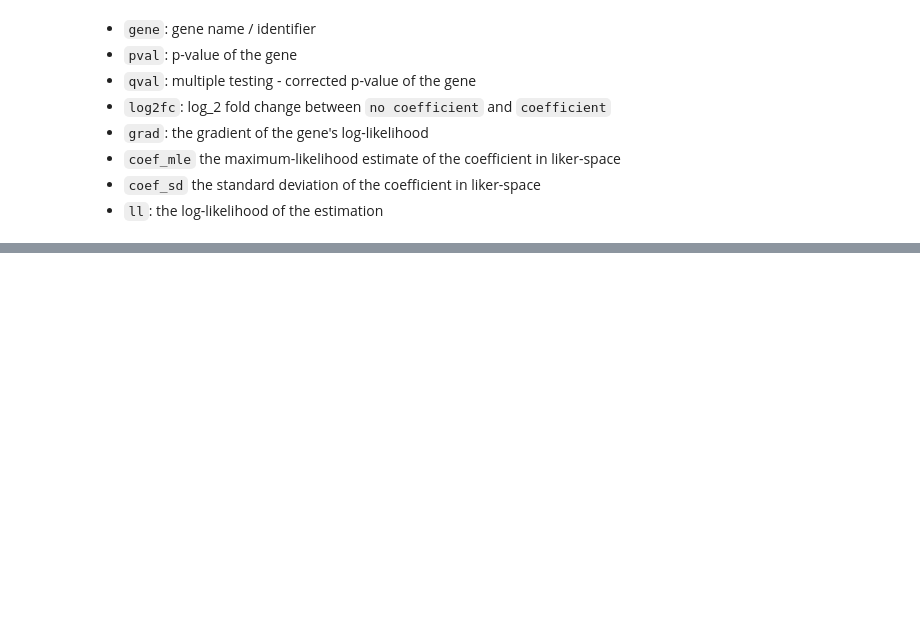
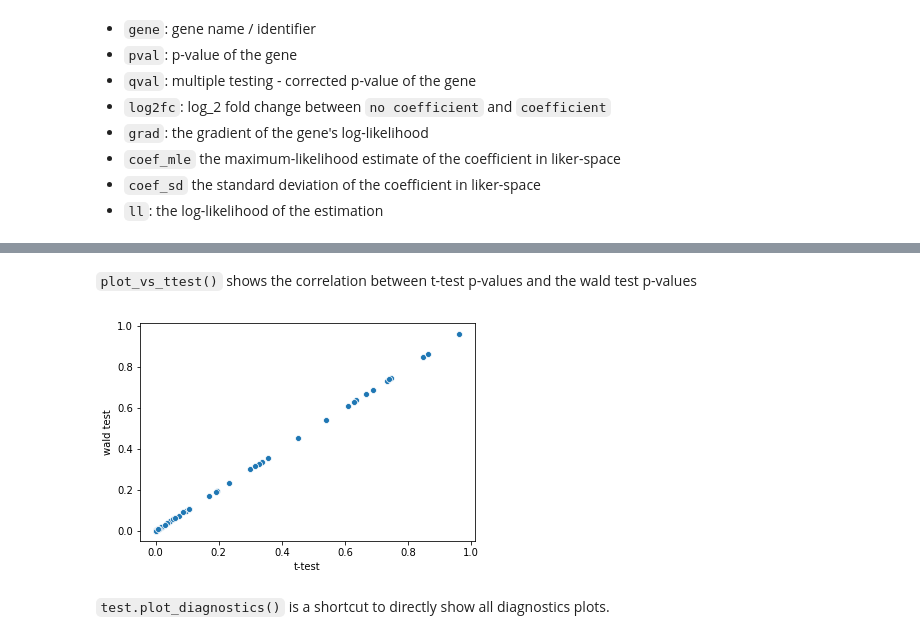
Before and after one commit to theislab/diffxpy, a Jupyter notebook: examples/single/wald_test.ipynb, the cells around one changed output, grey strips where cells are left out. Drawn from its saved outputs; the diff is of its cells as text; code cells hidden in the pictures; blank space fills up the shorter version.

```diff
--- a/examples/single/wald_test.ipynb
+++ b/examples/single/wald_test.ipynb
@@ -134,0 +149,9 @@ test.summary()
+# %% [markdown]
+`plot_vs_ttest()` shows the correlation between t-test p-values and the wald test p-values
+# %%
+test.plot_vs_ttest()
+plt.show()
+# %% [output]
+[figure, added]
+# %% [markdown]
+`test.plot_diagnostics()` is a shortcut to directly show all diagnostics plots.
```
Also changed, not shown: parts of 6 cells of this notebook, 2 other files.
